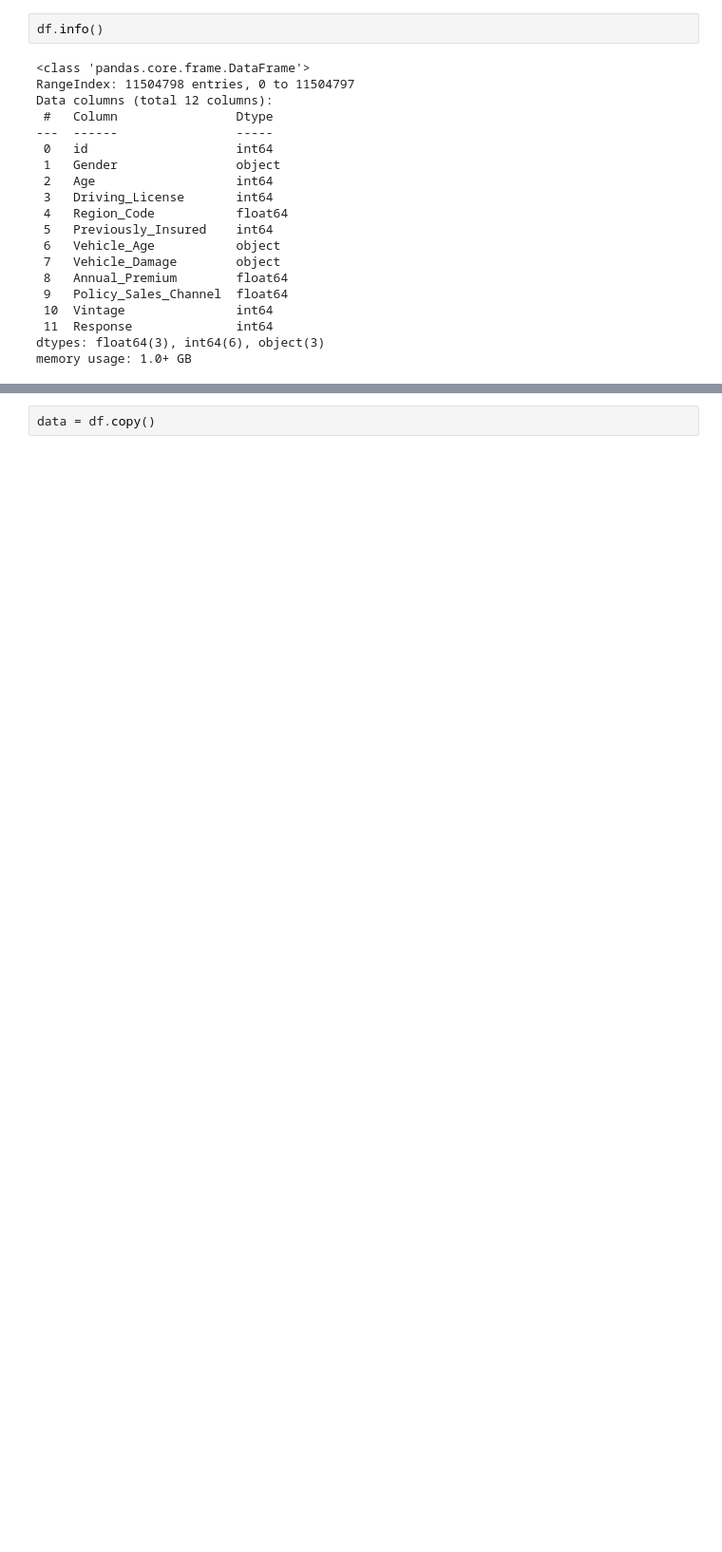
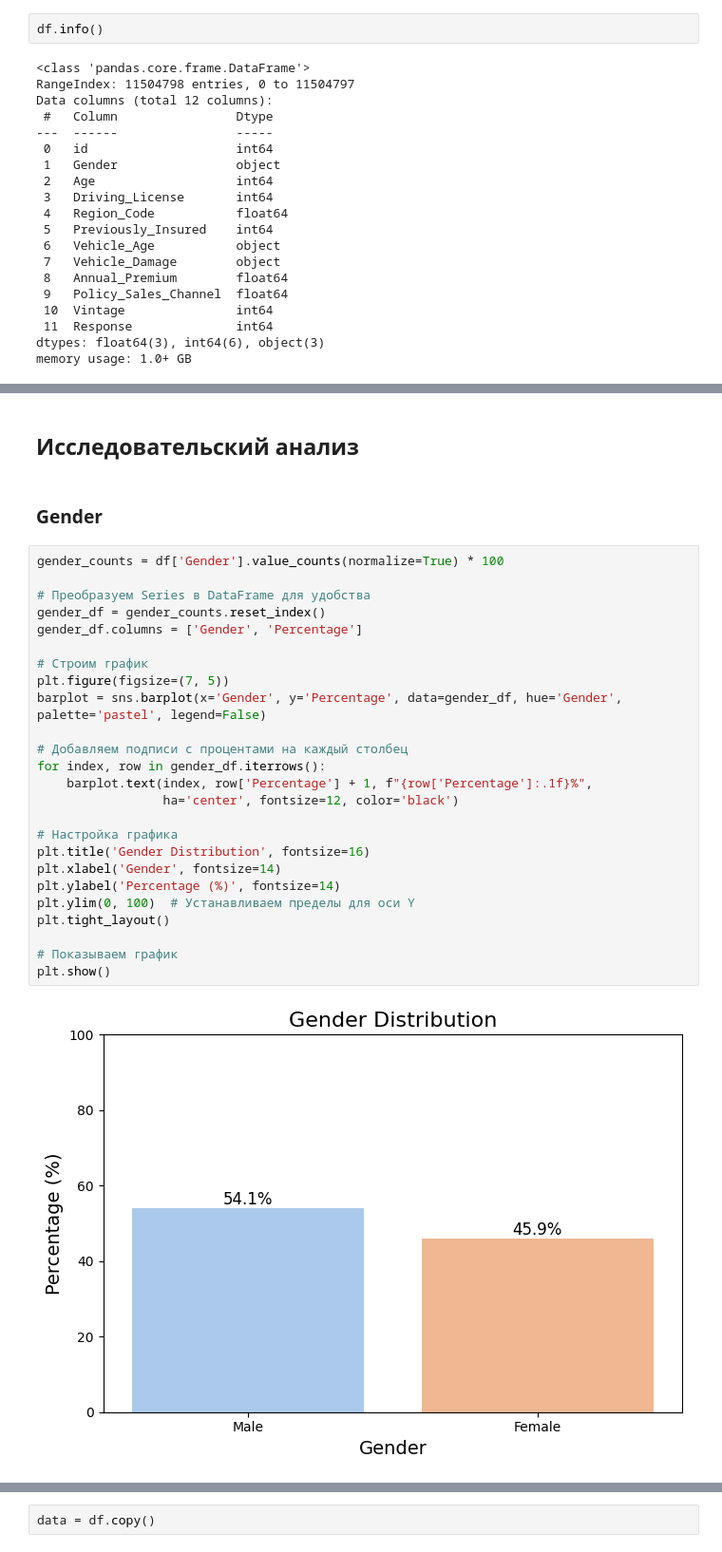
Before and after one commit to ilsurgumerov/test_api, a Jupyter notebook: train.ipynb, the cells around one changed output, grey strips where cells are left out. Shown at 95% size. Cells and saved outputs as stored; diff of their text form; blank space fills up the shorter version.

```diff
--- a/train.ipynb
+++ b/train.ipynb
@@ -99,0 +74,31 @@ df.head()
+# %% [markdown]
+## Исследовательский анализ
+# %% [markdown]
+### Gender
+# %%
+gender_counts = df['Gender'].value_counts(normalize=True) * 100
+
+# Преобразуем Series в DataFrame для удобства
+gender_df = gender_counts.reset_index()
+gender_df.columns = ['Gender', 'Percentage']
+
+# Строим график
+plt.figure(figsize=(7, 5))
+barplot = sns.barplot(x='Gender', y='Percentage', data=gender_df, hue='Gender', palette='pastel', legend=False)
+
+# Добавляем подписи с процентами на каждый столбец
+for index, row in gender_df.iterrows():
+    barplot.text(index, row['Percentage'] + 1, f"{row['Percentage']:.1f}%",
+                 ha='center', fontsize=12, color='black')
+
+# Настройка графика
+plt.title('Gender Distribution', fontsize=16)
+plt.xlabel('Gender', fontsize=14)
+plt.ylabel('Percentage (%)', fontsize=14)
+plt.ylim(0, 100)  # Устанавливаем пределы для оси Y
+plt.tight_layout()
+
+# Показываем график
+plt.show()
+# %% [output]
+[figure, added]
```
Also changed, not shown: parts of 45 cells of this notebook.
